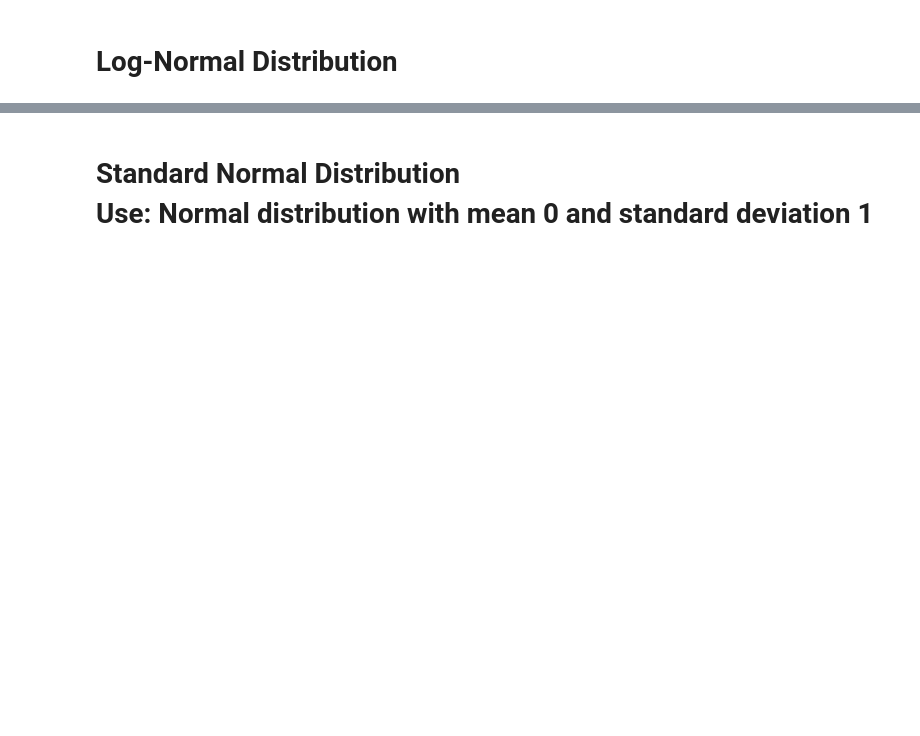
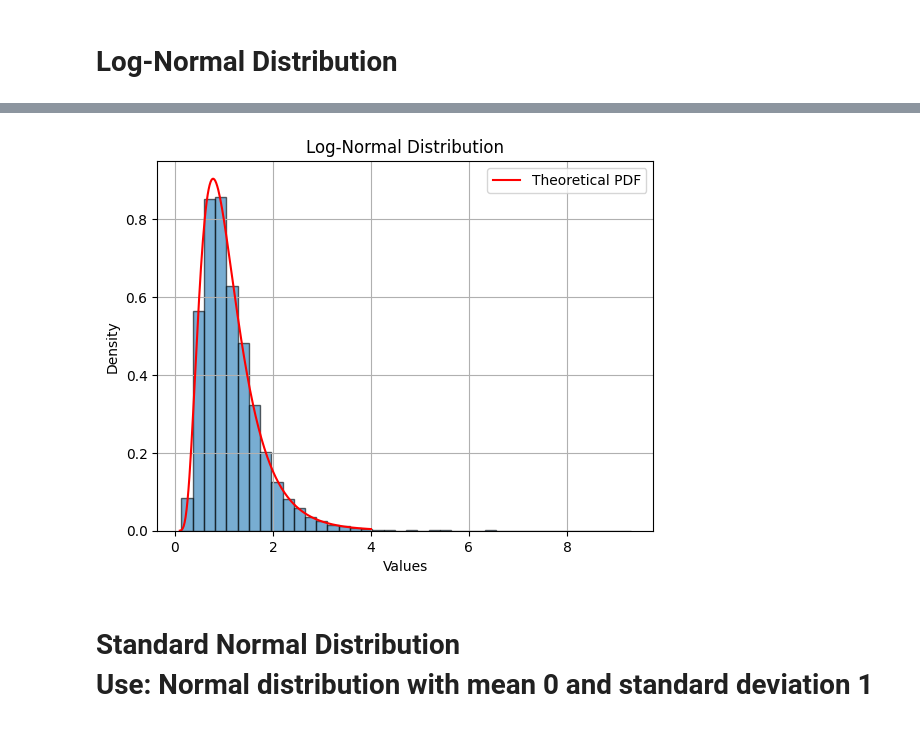
Before and after one commit to NeelPatel2548/APS-Subject-Work, a Jupyter notebook: Distribution/OtherAllDistrbution.ipynb, the cells around one changed output, grey strips where cells are left out. Drawn from its saved outputs; the diff is of its cells as text; code cells hidden in the pictures; blank space fills up the shorter version.

```diff
--- a/Distribution/OtherAllDistrbution.ipynb
+++ b/Distribution/OtherAllDistrbution.ipynb
@@ -305,3 +297,20 @@ Approx. Empirical Density: 0.005
+# %%
+# Histogram
+plt.hist(samples, bins=40, density=True,
+         alpha=0.6, edgecolor='black')
+
+# Theoretical PDF
+x = np.linspace(0.1, 4, 200)
+plt.plot(x, X.pdf(x), 'r-', label="Theoretical PDF")
+
+plt.title("Log-Normal Distribution")
+plt.xlabel("Values")
+plt.ylabel("Density")
+plt.legend()
+plt.grid()
+plt.show()
+# %% [output]
+[figure, added]
 # %% [markdown]
 <h1>Standard Normal Distribution
 
```
Also changed, not shown: parts of 5 cells of this notebook, 2 other files.
